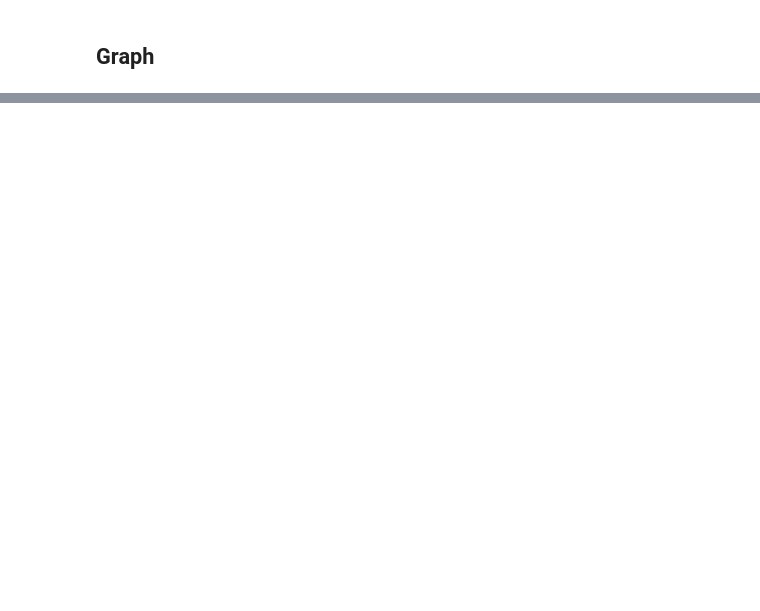
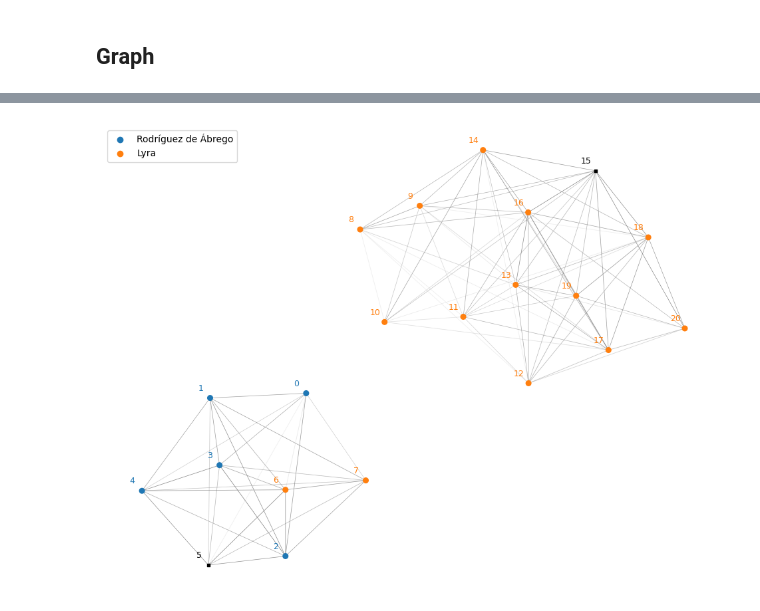
Before and after one commit to diegobelzarena/sueltas-typography, a Jupyter notebook: notebooks/create_figs.ipynb, the cells around one changed output, grey strips where cells are left out. Saved outputs shown, nothing was run; the diff lists cells and outputs as text; code cells hidden in the pictures; blank space fills up the shorter version.

Commit message:
Both corpora handled; various variable names updated for cleanliness

```diff
--- a/notebooks/create_figs.ipynb
+++ b/notebooks/create_figs.ipynb
@@ -426,0 +477,45 @@ for weights, sfx in zip([w_rm, w_it], ['rm', 'it']):
+# %%
+scale = 1
+
+# Prepare the marker for each vertex of the graph
+
+markers = np.full(len(df2), 's')
+markersizes = np.full(len(df2), scale*10.0)
+colors = np.zeros((len(df2), 3))
+
+for color, name in zip(plt.cm.tab10.colors, printers2):
+    yes = ~df2_order['Printer'].isna() & df2_order['Printer'].str.endswith(name)
+    idxs, = np.nonzero(yes)
+    colors[idxs] = color
+    markers[idxs] = 'o'
+    markersizes[idxs] = scale*30.0
+# %%
+w_it2_ord = w_it2[inds_order2]
+
+dists = 1-w_it2_ord
+np.fill_diagonal(dists, 0)
+
+idxs_show, = np.nonzero(np.sum(w_it2_ord>0, axis=0) > 1)
+
+weights = w_it2_ord
+
+plot_graph(np.arange(len(df2)), dists, weights, None, idxs_show,
+           markers=markers,
+           markersizes=markersizes,
+           colors=colors,
+           n_neighbors=20,
+           min_dist=1,
+           shift_dir='nw',
+           # tf_geom= np.array([[0, 1/1.2], [-1.2, 0]]),
+           shift_len=0.2,
+           figsize=(12, 9),
+           random_state=13)
+
+# Empty plots to complete the legend
+for color, name in zip(plt.cm.tab10.colors, printers2):
+    plt.plot([], [], 'o', color=color, label=name)
+
+plt.legend()
+plt.savefig('figs-icdar/graph2it.svg', bbox_inches='tight', pad_inches=0, dpi=800)
+# %% [output]
+[figure, added]
```
Also changed, not shown: parts of 21 cells of this notebook, 4 other files.
